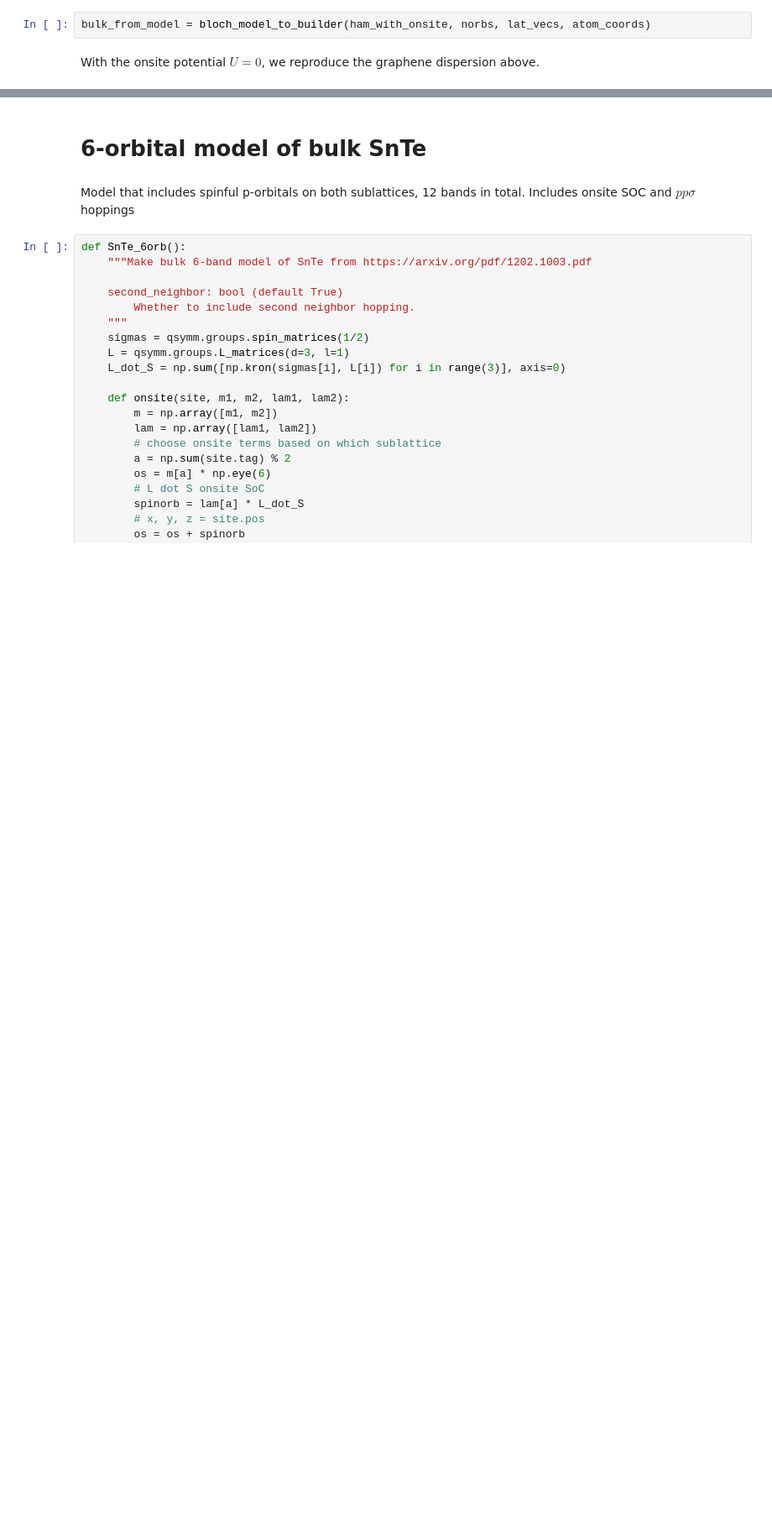
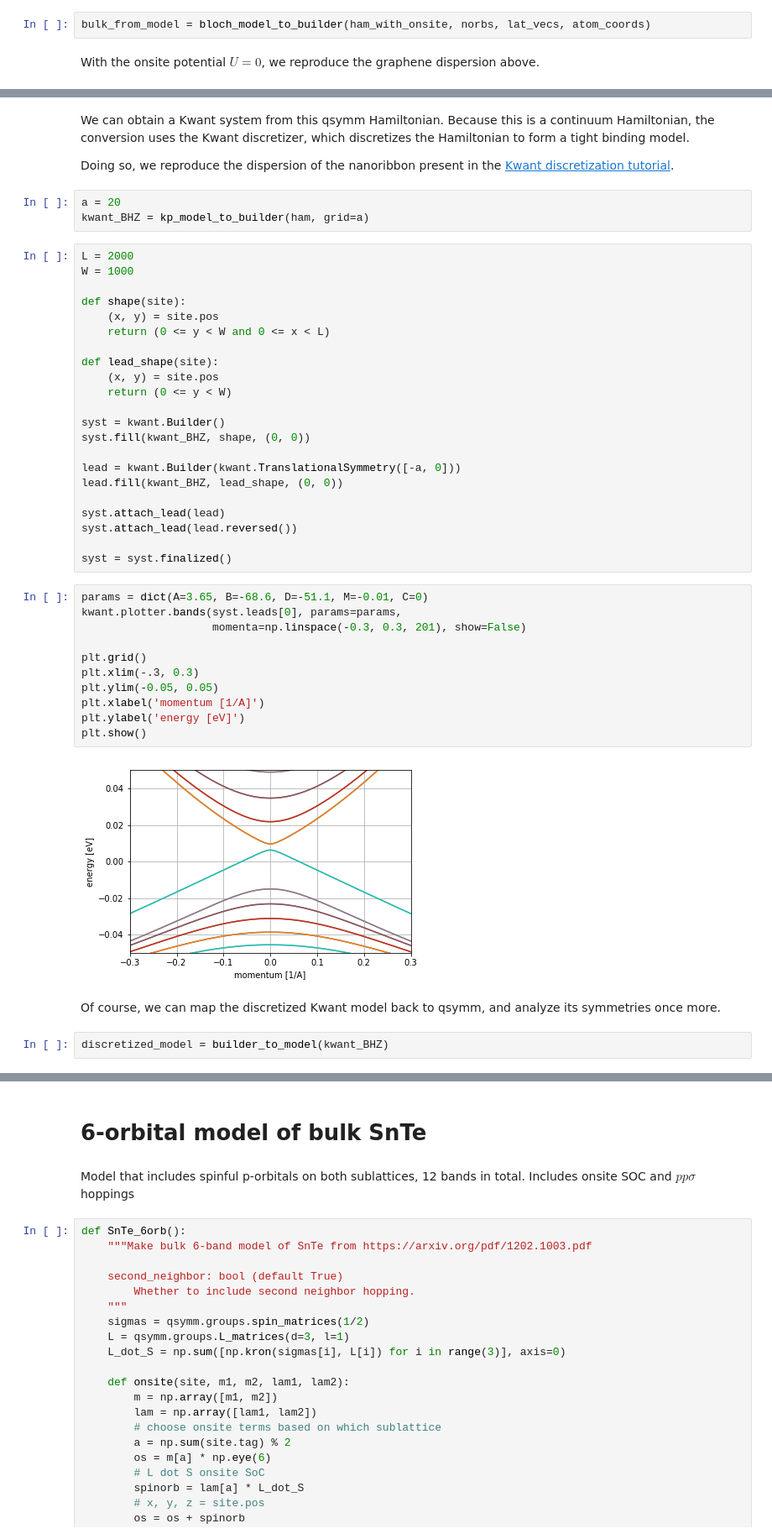
Before and after one commit to quantum-tinkerer/qsymm, a Jupyter notebook: kwant_examples.ipynb, the cells around one changed output, grey strips where cells are left out. Shown at 84% size. Cells and saved outputs as stored; diff of their text form; blank space fills up the shorter version.

```diff
--- a/kwant_examples.ipynb
+++ b/kwant_examples.ipynb
@@ -93,0 +178,46 @@ kwant.wraparound.plot_2d_bands(wrapped, params=params);
+# %% [markdown]
+We can obtain a Kwant system from this qsymm Hamiltonian. Because this is a continuum Hamiltonian, the conversion uses the Kwant discretizer, which discretizes the Hamiltonian to form a tight binding model.
+
+Doing so, we reproduce the dispersion of the nanoribbon present in the [Kwant discretization tutorial](https://kwant-project.org/doc/1/tutorial/discretize).
+# %%
+a = 20
+kwant_BHZ = kp_model_to_builder(ham, grid=a)
+# %%
+L = 2000
+W = 1000
+
+def shape(site):
+    (x, y) = site.pos
+    return (0 <= y < W and 0 <= x < L)
+
+def lead_shape(site):
+    (x, y) = site.pos
+    return (0 <= y < W)
+
+syst = kwant.Builder()
+syst.fill(kwant_BHZ, shape, (0, 0))
+
+lead = kwant.Builder(kwant.TranslationalSymmetry([-a, 0]))
+lead.fill(kwant_BHZ, lead_shape, (0, 0))
+
+syst.attach_lead(lead)
+syst.attach_lead(lead.reversed())
+
+syst = syst.finalized()
+# %%
+params = dict(A=3.65, B=-68.6, D=-51.1, M=-0.01, C=0)
+kwant.plotter.bands(syst.leads[0], params=params,
+                    momenta=np.linspace(-0.3, 0.3, 201), show=False)
+
+plt.grid()
+plt.xlim(-.3, 0.3)
+plt.ylim(-0.05, 0.05)
+plt.xlabel('momentum [1/A]')
+plt.ylabel('energy [eV]')
+plt.show()
+# %% [output]
+[figure, added]
+# %% [markdown]
+Of course, we can map the discretized Kwant model back to  qsymm, and analyze its symmetries once more.
+# %%
+discretized_model = builder_to_model(kwant_BHZ)
```
Also changed, not shown: parts of 33 cells of this notebook, 1 other file.
